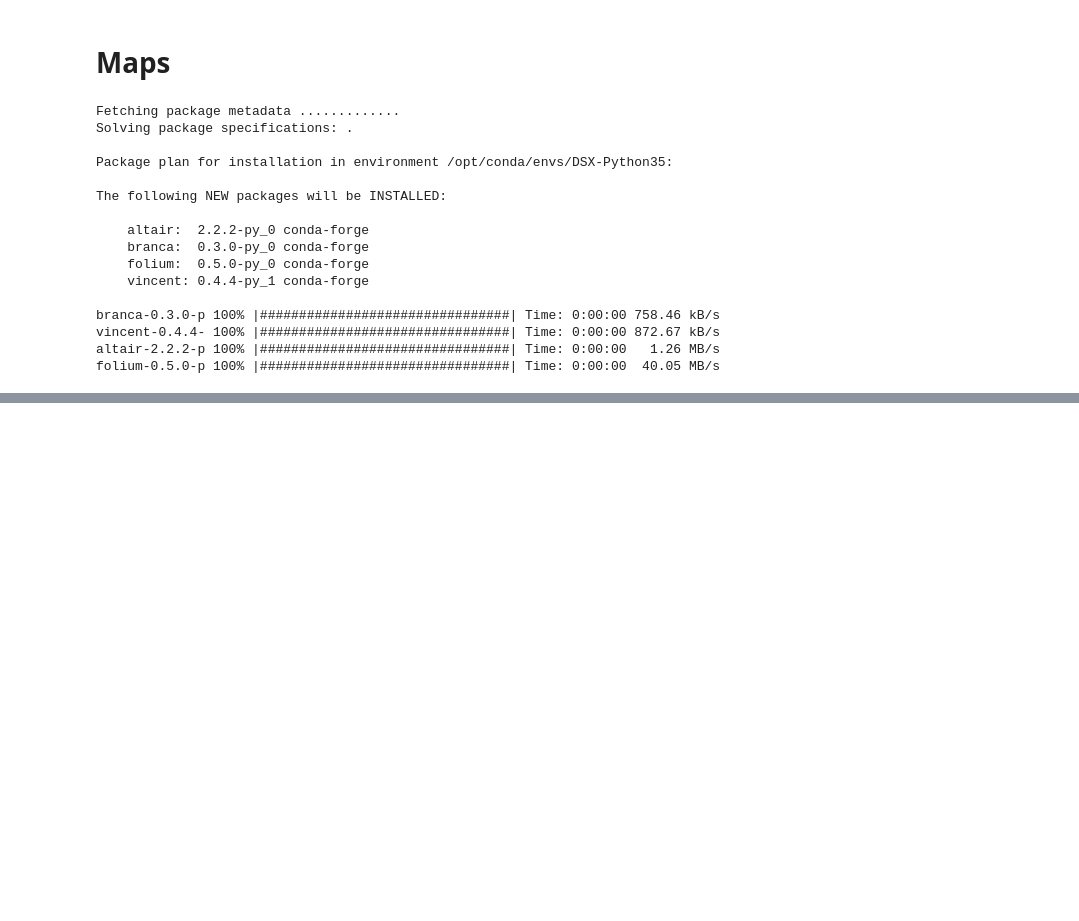
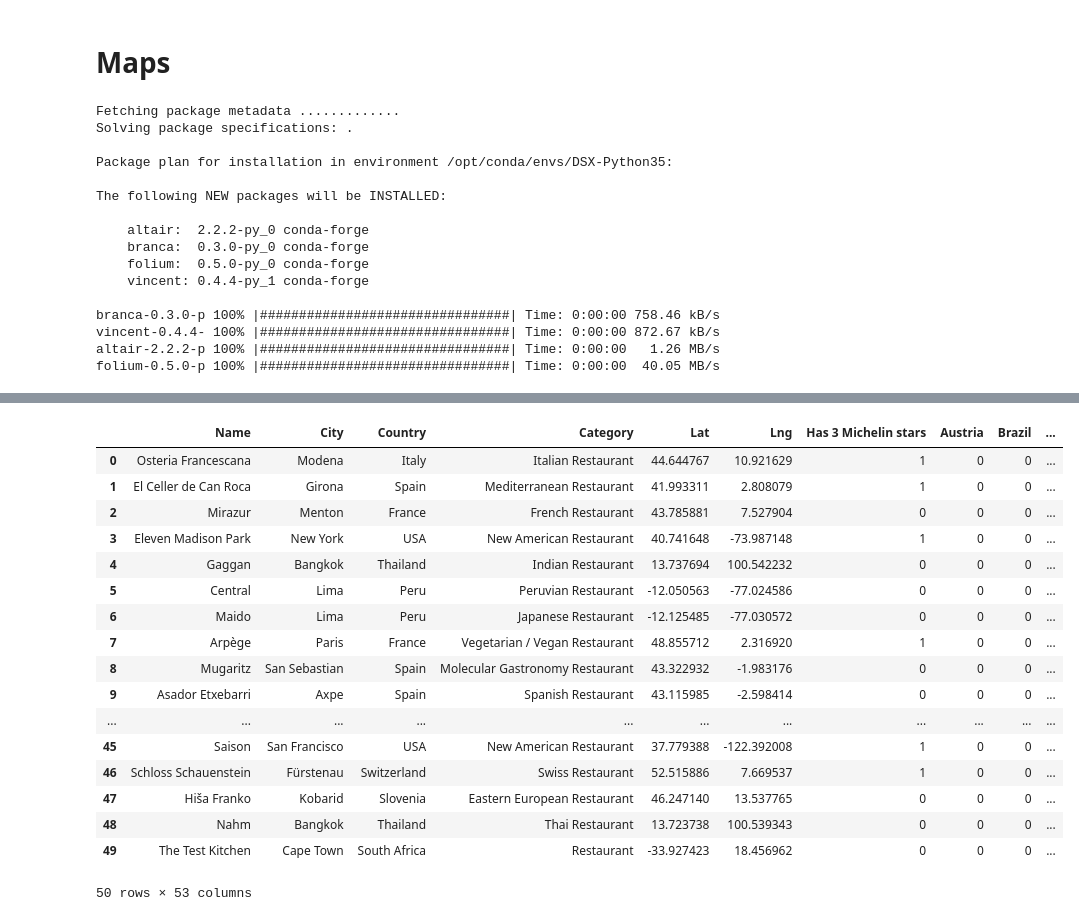
Before and after one commit to lucimedved/Capstone_Project_Coursera, a Jupyter notebook: Final_project_draft.ipynb, the cells around one changed output, grey strips where cells are left out. Saved outputs shown, nothing was run; the diff lists cells and outputs as text; code cells hidden in the pictures; blank space fills up the shorter version.

```diff
--- a/Final_project_draft.ipynb
+++ b/Final_project_draft.ipynb
@@ -811,0 +931,8 @@ map_world_m
+# %%
+df_train=df1.copy()
+# %%
+df_countries=pd.get_dummies(df_train["Country"],drop_first=True)
+# %%
+df_type=pd.get_dummies(df_train["Category"],drop_first=True)
+# %%
+df_train=pd.concat([df_train,df_countries,df_type],axis=1)
@@ -811,0 +1057,21 @@ map_world_m
+# %%
+df_train
+# %% [output]
+|  | Name | City | Country | Category | Lat | Lng | Has 3 Michelin stars | Austria | Brazil | ... |
+| 0 | Osteria Francescana | Modena | Italy | Italian Restaurant | 44.644767 | 10.921629 | 1 | 0 | 0 | ... |
+| 1 | El Celler de Can Roca | Girona | Spain | Mediterranean Restaurant | 41.993311 | 2.808079 | 1 | 0 | 0 | ... |
+| 2 | Mirazur | Menton | France | French Restaurant | 43.785881 | 7.527904 | 0 | 0 | 0 | ... |
+| 3 | Eleven Madison Park | New York | USA | New American Restaurant | 40.741648 | -73.987148 | 1 | 0 | 0 | ... |
+| 4 | Gaggan | Bangkok | Thailand | Indian Restaurant | 13.737694 | 100.542232 | 0 | 0 | 0 | ... |
+| 5 | Central | Lima | Peru | Peruvian Restaurant | -12.050563 | -77.024586 | 0 | 0 | 0 | ... |
+| 6 | Maido | Lima | Peru | Japanese Restaurant | -12.125485 | -77.030572 | 0 | 0 | 0 | ... |
+| 7 | Arpège | Paris | France | Vegetarian / Vegan Restaurant | 48.855712 | 2.316920 | 1 | 0 | 0 | ... |
+| 8 | Mugaritz | San Sebastian | Spain | Molecular Gastronomy Restaurant | 43.322932 | -1.983176 | 0 | 0 | 0 | ... |
+| 9 | Asador Etxebarri | Axpe | Spain | Spanish Restaurant | 43.115985 | -2.598414 | 0 | 0 | 0 | ... |
+| ... | ... | ... | ... | ... | ... | ... | ... | ... | ... | ... |
+| 45 | Saison | San Francisco | USA | New American Restaurant | 37.779388 | -122.392008 | 1 | 0 | 0 | ... |
+| 46 | Schloss Schauenstein | Fürstenau | Switzerland | Swiss Restaurant | 52.515886 | 7.669537 | 1 | 0 | 0 | ... |
+| 47 | Hiša Franko | Kobarid | Slovenia | Eastern European Restaurant | 46.247140 | 13.537765 | 0 | 0 | 0 | ... |
+| 48 | Nahm | Bangkok | Thailand | Thai Restaurant | 13.723738 | 100.539343 | 0 | 0 | 0 | ... |
+| 49 | The Test Kitchen | Cape Town | South Africa | Restaurant | -33.927423 | 18.456962 | 0 | 0 | 0 | ... |
+50 rows × 53 columns
```
Also changed, not shown: parts of 41 cells of this notebook.
